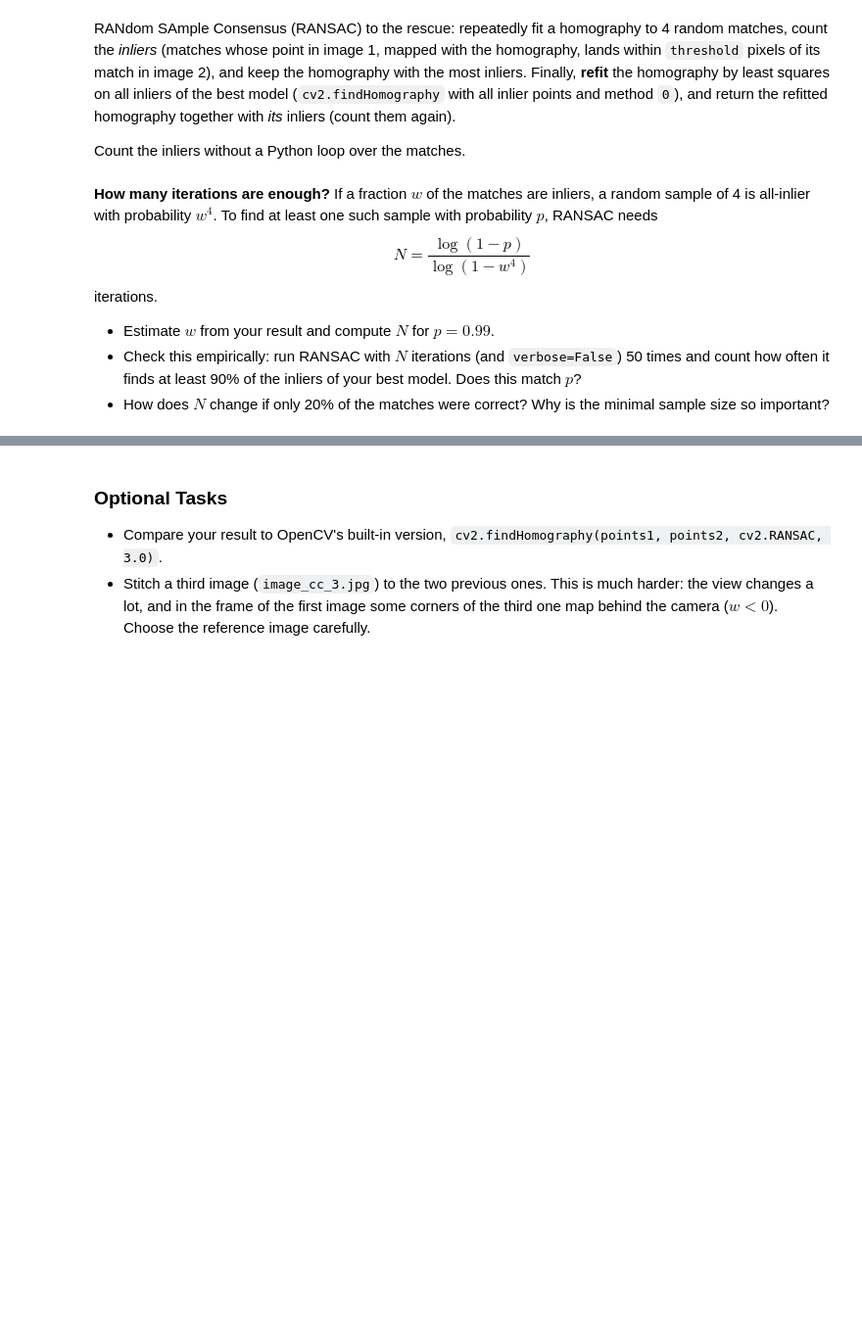
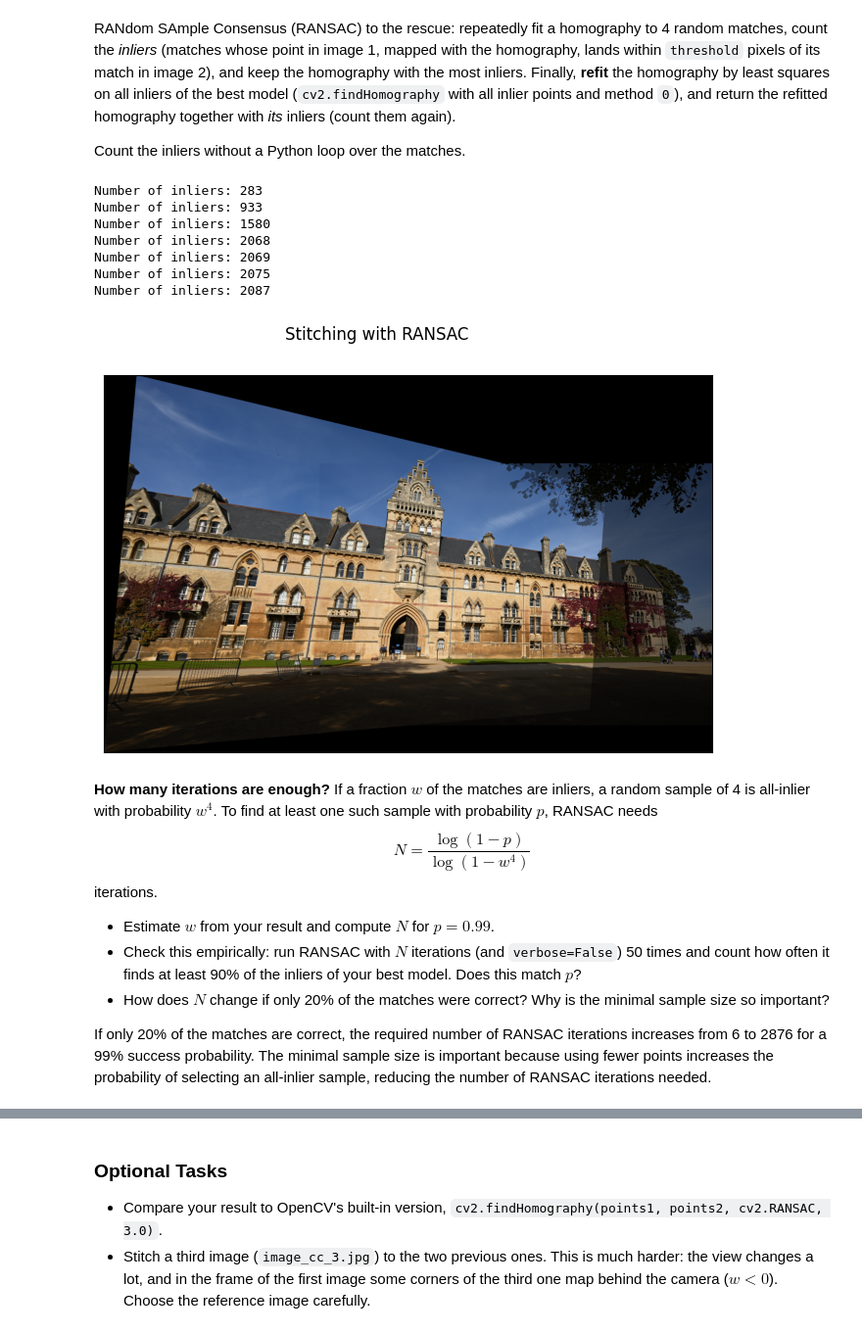
Before and after one commit to lcy412/computer_vision_praticals, a Jupyter notebook: practical1.ipynb, the cells around one changed output, grey strips where cells are left out. Shown at 98% size. Saved outputs shown, nothing was run; the diff lists cells and outputs as text; code cells hidden in the pictures; blank space fills up the shorter version.

```diff
--- a/practical1.ipynb
+++ b/practical1.ipynb
@@ -490,19 +565,76 @@ RANdom SAmple Consensus (RANSAC) to the rescue: repeatedly fit a homography to 4
 Count the inliers without a Python loop over the matches.
 # %%
 def count_inliers(homography, points1, points2, threshold):
-    # TODO: return a boolean array that marks the inliers
-    return None
+    #Convert to homogeneous coordinates
+    points1_h = np.column_stack((points1, np.ones(len(points1))))
+
+    #Warp points
+    warped_h = (homography @ points1_h.T).T
+
+    #Homogenise
+    warped = warped_h[:, :2] / warped_h[:, 2:3]
+
+    #Compute distances
+    distances = np.linalg.norm(warped - points2, axis=1)
+
+    #Return boolean array
+    return distances < threshold
 
 
 def ransac(points1, points2, num_iterations=1000, threshold=3.0, verbose=True):
     best_homography, best_inliers = None, np.zeros(len(points1), bool)
     # TODO: implement RANSAC; print the number of inliers whenever you find a better homography
     # TODO: refit on all inliers of the best model, and recount the inliers of the refitted homography
+
+    for i in range(num_iterations):
+        # Randomly select 4 matches
+        idx = random.sample(range(len(points1)), 4)
+
+        # Compute homography
+        H, _ = cv2.findHomography(points1[idx], points2[idx], 0)
+
+        if H is None:
+            continue
+
+        # Count inliers
+        inliers = count_inliers(H, points1, points2, threshold)
+
+        # Keep the best homography
+        if np.sum(inliers) > np.sum(best_inliers):
+            best_homography = H
+            best_inliers = inliers
+
+            if verbose:
+                print("Number of inliers:", np.sum(best_inliers))
+
+    # Refit using all inliers
+    if np.sum(best_inliers) < 4:
+        return best_homography, best_inliers
+
+    best_homography, _ = cv2.findHomography(
+        points1[best_inliers],
+        points2[best_inliers],
+        0
+    )
+
+    # Recount inliers
+    best_inliers = count_inliers(
+        best_homography, points1, points2, threshold
+    )
     return best_homography, best_inliers
 
 homography, inliers = ransac(points1, points2)
 vis = Visualizer(1, 1, figsize=(25, 5), title='Stitching with RANSAC')
 vis.add_image_subplot(0, 0, stitch_images(image1_color, image2_color, homography))
+# %% [output]
+Number of inliers: 283
+Number of inliers: 933
+Number of inliers: 1580
+Number of inliers: 2068
+Number of inliers: 2069
+Number of inliers: 2075
+Number of inliers: 2087
+[figure, added]
 # %% [markdown]
 **How many iterations are enough?** If a fraction $w$ of the matches are inliers, a random sample of 4 is all-inlier with probability $w^4$. To find at least one such sample with probability $p$, RANSAC needs
 $$N = \frac{\log(1 - p)}{\log(1 - w^4)}$$
@@ -510,3 +642,5 @@ iterations.
 * Estimate $w$ from your result and compute $N$ for $p = 0.99$.
 * Check this empirically: run RANSAC with $N$ iterations (and `verbose=False`) 50 times and count how often it finds at least 90% of the inliers of your best model. Does this match $p$?
 * How does $N$ change if only 20% of the matches were correct? Why is the minimal sample size so important?
+
+If only 20% of the matches are correct, the required number of RANSAC iterations increases from 6 to 2876 for a 99% success probability. The minimal sample size is important because using fewer points increases the probability of selecting an all-inlier sample, reducing the number of RANSAC iterations needed.
```
Also changed, not shown: parts of 15 cells of this notebook.
